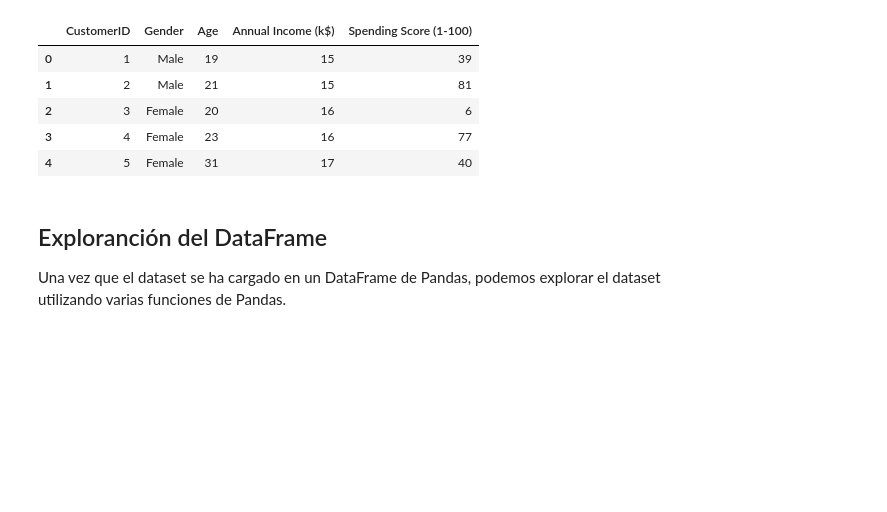
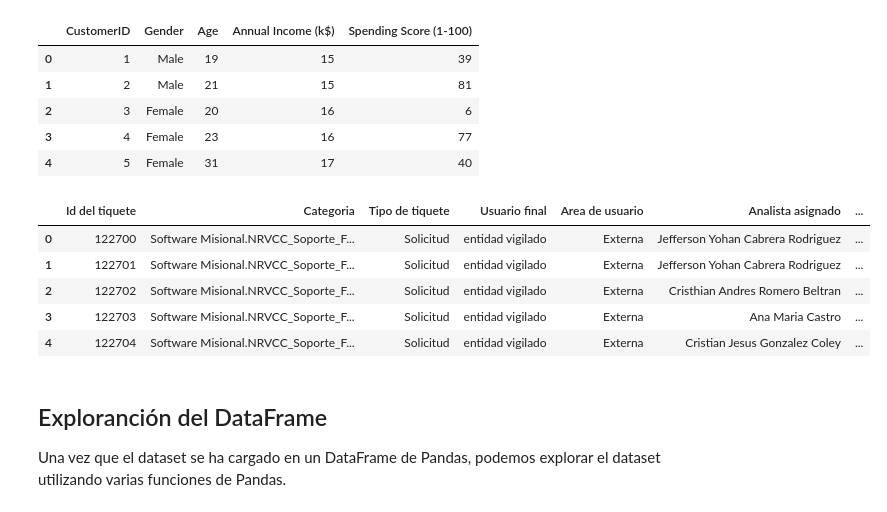
Before and after one commit to palberth/CienciaDatos-MASDI, a Jupyter notebook: Seccion_1/Ejemplo_1-mall_customers_clustering.ipynb, the cells around one changed output. Saved outputs shown, nothing was run; the diff lists cells and outputs as text; code cells hidden in the pictures; blank space fills up the shorter version.

```diff
--- a/Seccion_1/Ejemplo_1-mall_customers_clustering.ipynb
+++ b/Seccion_1/Ejemplo_1-mall_customers_clustering.ipynb
@@ -50,6 +70,18 @@ data.head()
 | 2 | 3 | Female | 20 | 16 | 6 |
 | 3 | 4 | Female | 23 | 16 | 77 |
 | 4 | 5 | Female | 31 | 17 | 40 |
+# %%
+data = pd.read_csv("/content/Reporte_Sabana_de_Datos_SLA_SuperSalud_Agosto_2024v5.csv", on_bad_lines='skip', encoding='latin-1')
+
+# Mostramos las primeras 5 filas del dataset
+data.head()
+# %% [output]
+|  | Id del tiquete | Categoria | Tipo de tiquete | Usuario final | Area de usuario | Analista asignado | ... |
+| 0 | 122700 | Software Misional.NRVCC_Soporte_F... | Solicitud | entidad vigilado | Externa | Jefferson Yohan Cabrera Rodriguez | ... |
+| 1 | 122701 | Software Misional.NRVCC_Soporte_F... | Solicitud | entidad vigilado | Externa | Jefferson Yohan Cabrera Rodriguez | ... |
+| 2 | 122702 | Software Misional.NRVCC_Soporte_F... | Solicitud | entidad vigilado | Externa | Cristhian Andres Romero Beltran | ... |
+| 3 | 122703 | Software Misional.NRVCC_Soporte_F... | Solicitud | entidad vigilado | Externa | Ana Maria Castro | ... |
+| 4 | 122704 | Software Misional.NRVCC_Soporte_F... | Solicitud | entidad vigilado | Externa | Cristian Jesus Gonzalez Coley | ... |
 # %% [markdown]
 ## Exploranción del DataFrame
 
```
Also changed, not shown: parts of 10 cells of this notebook.
